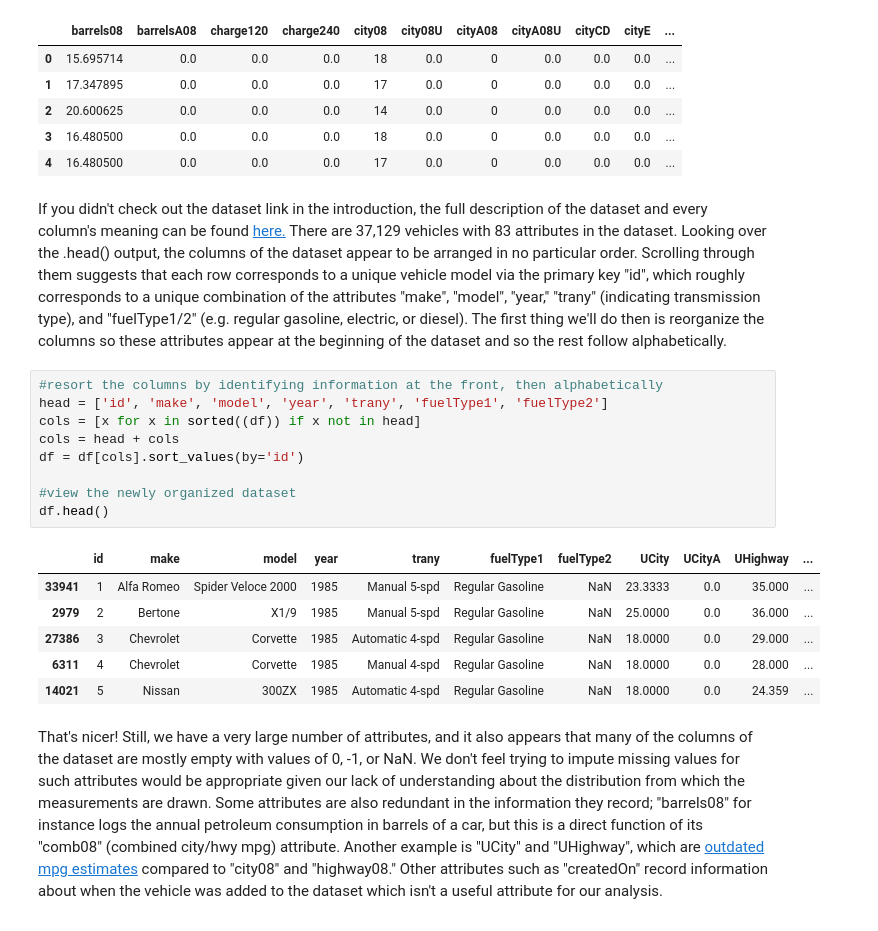
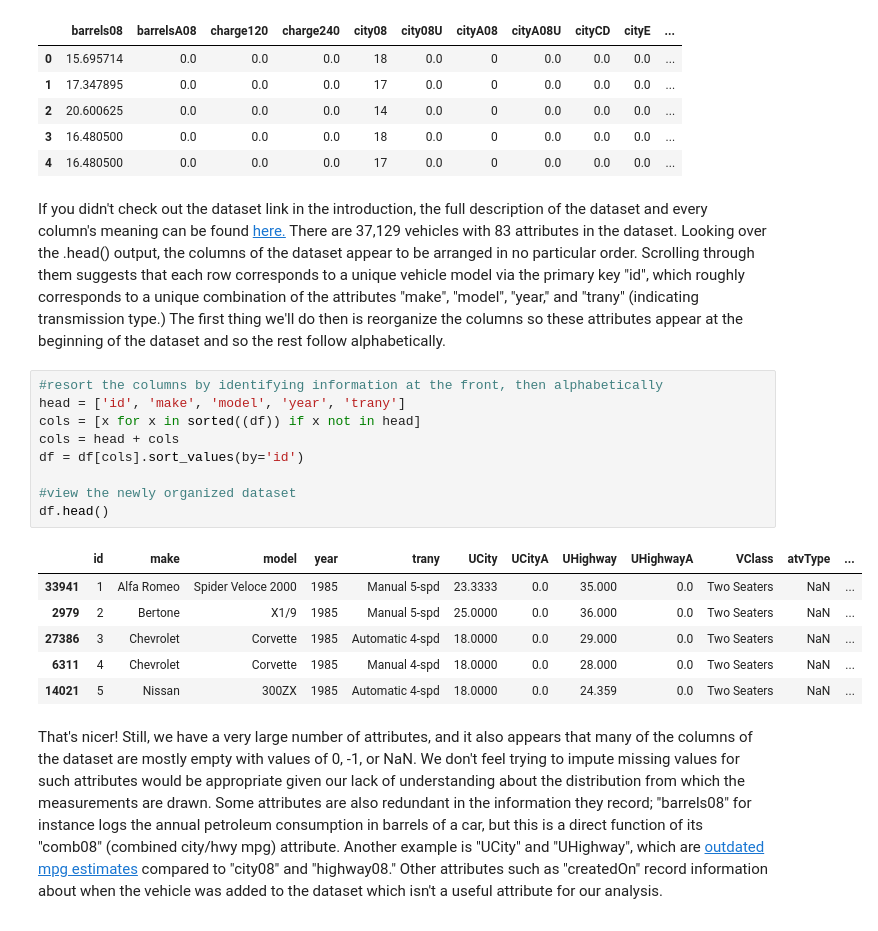
Before and after one commit to jnfoote76/fuel-economy-analysis, a Jupyter notebook: Final Tutorial.ipynb, the cells around one changed output. Drawn from its saved outputs; the diff is of its cells as text.

```diff
--- a/Final Tutorial.ipynb
+++ b/Final Tutorial.ipynb
@@ -32,23 +33,23 @@ df.head()
 | 3 | 16.480500 | 0.0 | 0.0 | 0.0 | 18 | 0.0 | 0 | 0.0 | 0.0 | 0.0 | ... |
 | 4 | 16.480500 | 0.0 | 0.0 | 0.0 | 17 | 0.0 | 0 | 0.0 | 0.0 | 0.0 | ... |
 # %% [markdown]
-If you didn't check out the dataset link in the introduction, the full description of the dataset and every column's meaning can be found [here.](https://datasource.kapsarc.org/explore/dataset/us-vehicle-fuel-economy-data-1984-2017/information/) There are 37,129 vehicles with 83 attributes in the dataset. Looking over the .head() output, the columns of the dataset appear to be arranged in no particular order. Scrolling through them suggests that each row corresponds to a unique vehicle model via the primary key "id", which roughly corresponds to a unique combination of the attributes "make", "model", "year," "trany" (indicating transmission type), and "fuelType1/2" (e.g. regular gasoline, electric, or diesel). The first thing we'll do then is reorganize the columns so these attributes appear at the beginning of the dataset and so the rest follow alphabetically.
+If you didn't check out the dataset link in the introduction, the full description of the dataset and every column's meaning can be found [here.](https://datasource.kapsarc.org/explore/dataset/us-vehicle-fuel-economy-data-1984-2017/information/) There are 37,129 vehicles with 83 attributes in the dataset. Looking over the .head() output, the columns of the dataset appear to be arranged in no particular order. Scrolling through them suggests that each row corresponds to a unique vehicle model via the primary key "id", which roughly corresponds to a unique combination of the attributes "make", "model", "year," and "trany" (indicating transmission type.) The first thing we'll do then is reorganize the columns so these attributes appear at the beginning of the dataset and so the rest follow alphabetically.
 # %%
 #resort the columns by identifying information at the front, then alphabetically
-head = ['id', 'make', 'model', 'year', 'trany', 'fuelType1', 'fuelType2']
+head = ['id', 'make', 'model', 'year', 'trany']
 cols = [x for x in sorted((df)) if x not in head]
 cols = head + cols
 df = df[cols].sort_values(by='id')
 
 #view the newly organized dataset
 df.head()
 # %% [output]
-|  | id | make | model | year | trany | fuelType1 | fuelType2 | UCity | UCityA | UHighway | ... |
-| 33941 | 1 | Alfa Romeo | Spider Veloce 2000 | 1985 | Manual 5-spd | Regular Gasoline | NaN | 23.3333 | 0.0 | 35.000 | ... |
-| 2979 | 2 | Bertone | X1/9 | 1985 | Manual 5-spd | Regular Gasoline | NaN | 25.0000 | 0.0 | 36.000 | ... |
-| 27386 | 3 | Chevrolet | Corvette | 1985 | Automatic 4-spd | Regular Gasoline | NaN | 18.0000 | 0.0 | 29.000 | ... |
-| 6311 | 4 | Chevrolet | Corvette | 1985 | Manual 4-spd | Regular Gasoline | NaN | 18.0000 | 0.0 | 28.000 | ... |
-| 14021 | 5 | Nissan | 300ZX | 1985 | Automatic 4-spd | Regular Gasoline | NaN | 18.0000 | 0.0 | 24.359 | ... |
+|  | id | make | model | year | trany | UCity | UCityA | UHighway | UHighwayA | VClass | atvType | ... |
+| 33941 | 1 | Alfa Romeo | Spider Veloce 2000 | 1985 | Manual 5-spd | 23.3333 | 0.0 | 35.000 | 0.0 | Two Seaters | NaN | ... |
+| 2979 | 2 | Bertone | X1/9 | 1985 | Manual 5-spd | 25.0000 | 0.0 | 36.000 | 0.0 | Two Seaters | NaN | ... |
+| 27386 | 3 | Chevrolet | Corvette | 1985 | Automatic 4-spd | 18.0000 | 0.0 | 29.000 | 0.0 | Two Seaters | NaN | ... |
+| 6311 | 4 | Chevrolet | Corvette | 1985 | Manual 4-spd | 18.0000 | 0.0 | 28.000 | 0.0 | Two Seaters | NaN | ... |
+| 14021 | 5 | Nissan | 300ZX | 1985 | Automatic 4-spd | 18.0000 | 0.0 | 24.359 | 0.0 | Two Seaters | NaN | ... |
 # %% [markdown]
 That's nicer! Still, we have a very large number of attributes, and it also appears that many of the columns of the dataset are mostly empty with values of 0, -1, or NaN. We don't feel trying to impute missing values for such attributes would be appropriate given our lack of understanding about the distribution from which the measurements are drawn. Some attributes are also redundant in the information they record; "barrels08" for instance logs the annual petroleum consumption in barrels of a car, but this is a direct function of its "comb08" (combined city/hwy mpg) attribute. Another example is "UCity" and "UHighway", which are [outdated mpg estimates](https://www.fueleconomy.gov/feg/ratings.shtml) compared to "city08" and "highway08." Other attributes such as "createdOn" record information about when the vehicle was added to the dataset which isn't a useful attribute for our analysis.
 
```
Also changed, not shown: parts of 8 cells of this notebook.
